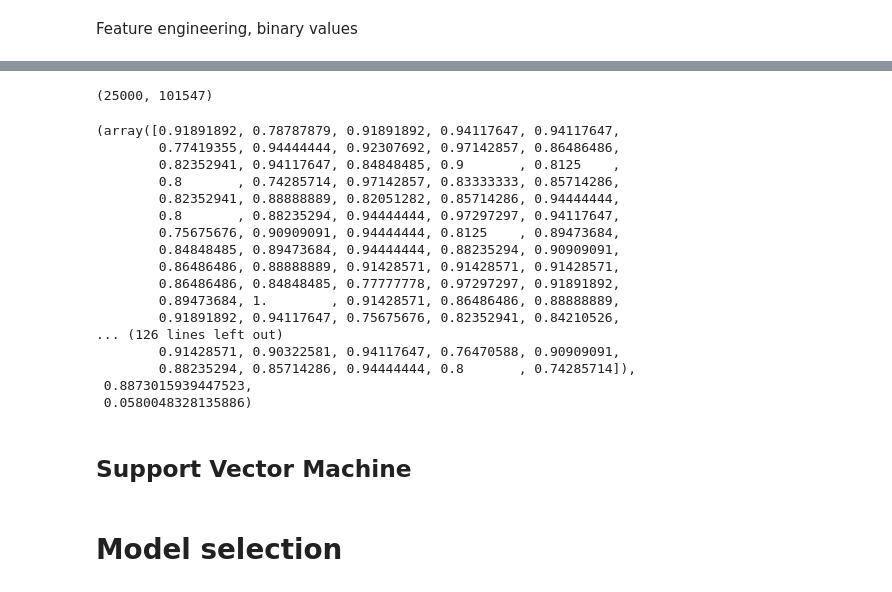
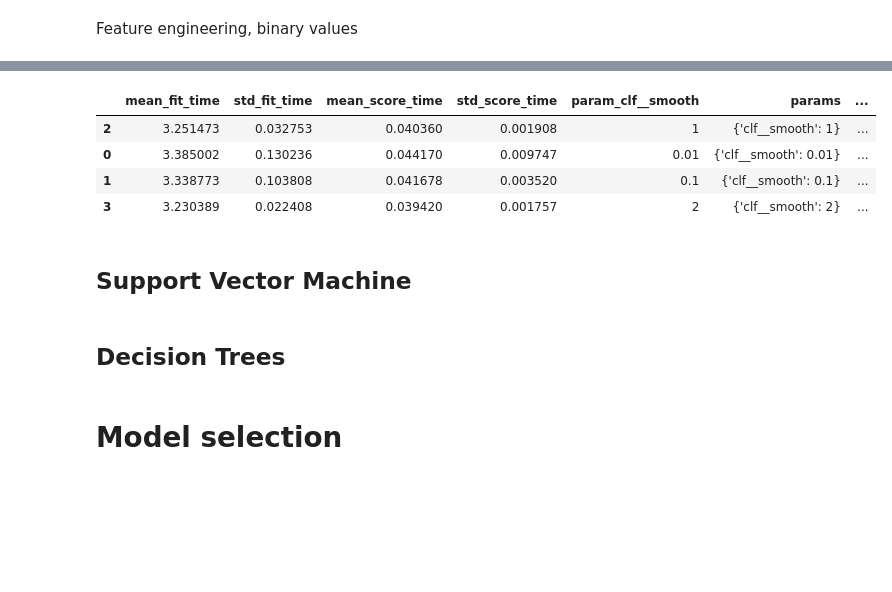
Before and after one commit to nminnie/ML-Project2, a Jupyter notebook: src/comp551_proj2.ipynb, the cells around one changed output, grey strips where cells are left out. Saved outputs shown, nothing was run; the diff lists cells and outputs as text; code cells hidden in the pictures; blank space fills up the shorter version.

```diff
--- a/src/comp551_proj2.ipynb
+++ b/src/comp551_proj2.ipynb
@@ -376,55 +374,10 @@ pca.fit(X_train_bnv)
-# %%
-bnv_vect = LemmaCountVectorizer(strip_accents='unicode', stop_words=None, binary=True,
-                                stem=True, ngram_range=(1, 1))
-bnv_vect.fit(list(X_train) + list(X_test))
-X_train_vect = bnv_vect.transform(X_train)
-X_test_vect = bnv_vect.transform(X_train)
-print(X_train_vect.shape)
-# bnv_clf = BernoulliNaiveBayes()
-# start = time.time()
-
-# scores = cross_val_score(bnv_clf, X_train_vect.toarray(), y, cv=5, scoring='f1', n_jobs=-1)
-# time.time() - start, scores, scores.mean(), scores.std()
-# %% [output]
-(25000, 101547)
-# %%
-count = LemmaCountVectorizer(strip_accents='unicode', stop_words=None, binary=False, stem=True,
-                    ngram_range=(2, 2), min_df=0)
-
-full_text = list(X_train) + list(X_test)
-count.fit(full_text)
-
-train_trans = count.transform(X_train)
-test_trans = count.transform(X_test)
-
-bayes = MultinomialNB(alpha=1)
-
-scores = cross_val_score(bayes, train_trans, y, cv=700, scoring='f1', n_jobs=-1)
-# bayes.fit(train_trans, y)
-
-# y_pred = bayes.predict(train_trans)
-
-# y_test = bayes.predict(test_trans)
-
-# f1_score(y,y_pred)
-scores, scores.mean(), scores.std()
-# %% [output]
-(array([0.91891892, 0.78787879, 0.91891892, 0.94117647, 0.94117647,
-        0.77419355, 0.94444444, 0.92307692, 0.97142857, 0.86486486,
-        0.82352941, 0.94117647, 0.84848485, 0.9       , 0.8125    ,
-        0.8       , 0.74285714, 0.97142857, 0.83333333, 0.85714286,
-        0.82352941, 0.88888889, 0.82051282, 0.85714286, 0.94444444,
-        0.8       , 0.88235294, 0.94444444, 0.97297297, 0.94117647,
-        0.75675676, 0.90909091, 0.94444444, 0.8125    , 0.89473684,
-        0.84848485, 0.89473684, 0.94444444, 0.88235294, 0.90909091,
-        0.86486486, 0.88888889, 0.91428571, 0.91428571, 0.91428571,
-        0.86486486, 0.84848485, 0.77777778, 0.97297297, 0.91891892,
-        0.89473684, 1.        , 0.91428571, 0.86486486, 0.88888889,
-        0.91891892, 0.94117647, 0.75675676, 0.82352941, 0.84210526,
-... (126 lines left out)
-        0.91428571, 0.90322581, 0.94117647, 0.76470588, 0.90909091,
-        0.88235294, 0.85714286, 0.94444444, 0.8       , 0.74285714]),
- 0.8873015939447523,
- 0.0580048328135886)
+# %%
+pd.DataFrame(gs_bnv.cv_results_).sort_values(by=['mean_test_score'], ascending=False)
+# %% [output]
+|  | mean_fit_time | std_fit_time | mean_score_time | std_score_time | param_clf__smooth | params | ... |
+| 2 | 3.251473 | 0.032753 | 0.040360 | 0.001908 | 1 | {'clf__smooth': 1} | ... |
+| 0 | 3.385002 | 0.130236 | 0.044170 | 0.009747 | 0.01 | {'clf__smooth': 0.01} | ... |
+| 1 | 3.338773 | 0.103808 | 0.041678 | 0.003520 | 0.1 | {'clf__smooth': 0.1} | ... |
+| 3 | 3.230389 | 0.022408 | 0.039420 | 0.001757 | 2 | {'clf__smooth': 2} | ... |
 # %% [markdown]
 ## Support Vector Machine
@@ -434,3 +406,5 @@ svm = SVC()
+# %% [markdown]
+## Decision Trees
 # %% [markdown]
 # Model selection
 # %%
```
Also changed, not shown: parts of 4 cells of this notebook, 1 other file.
